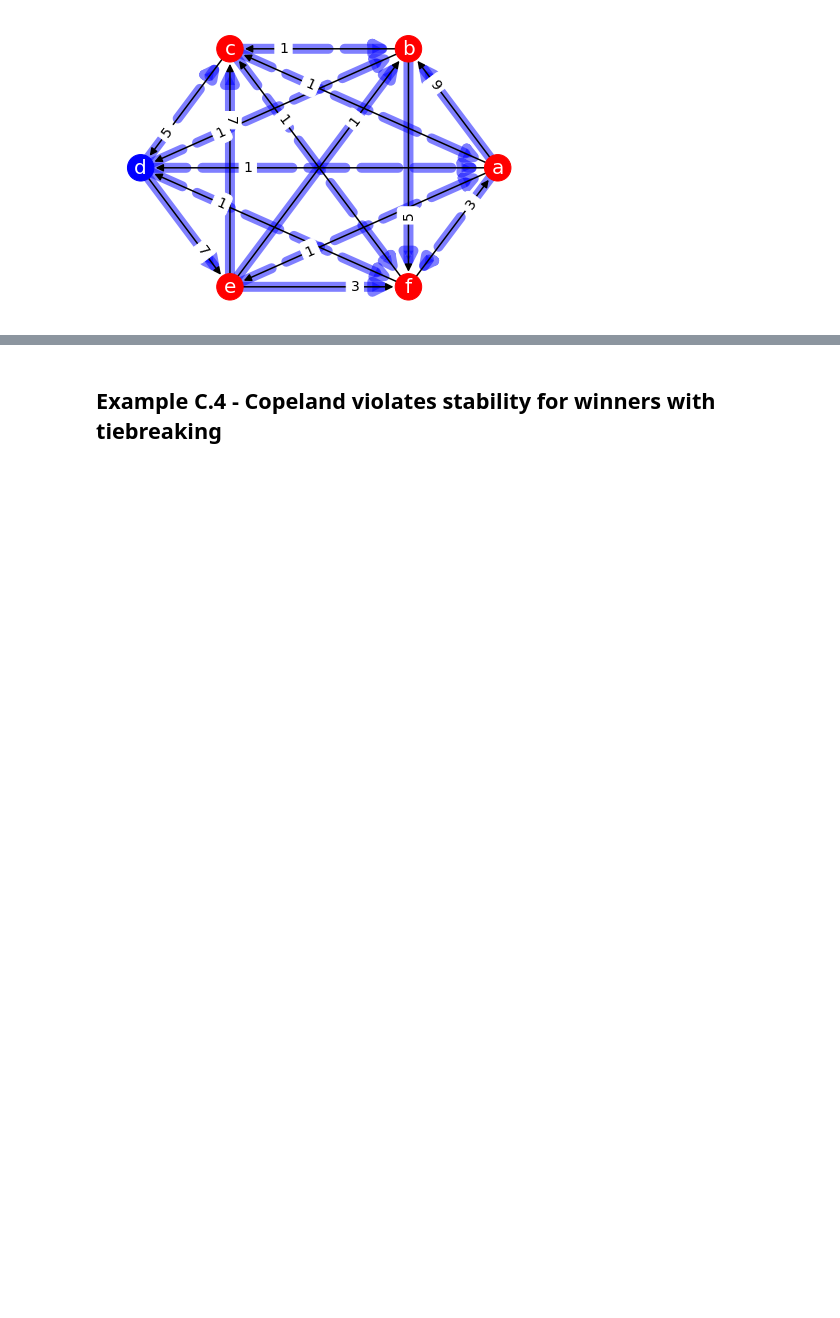
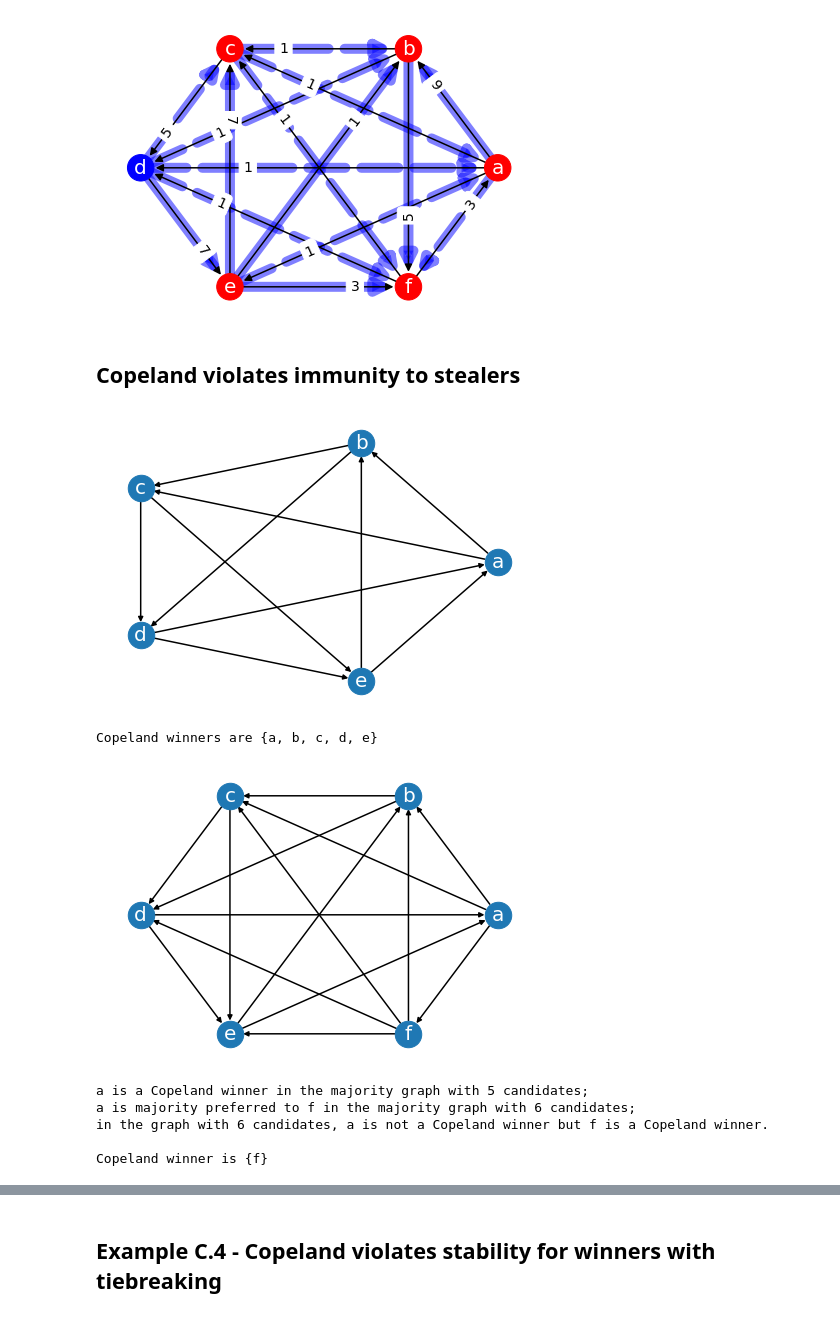
Before and after one commit to epacuit/splitcycle, a Jupyter notebook: 02-AppendixCExamples.ipynb, the cells around one changed output, grey strips where cells are left out. Saved outputs shown, nothing was run; the diff lists cells and outputs as text; code cells hidden in the pictures; blank space fills up the shorter version.

Commit message:
add Copeland example from Appendix C

```diff
--- a/02-AppendixCExamples.ipynb
+++ b/02-AppendixCExamples.ipynb
@@ -220,3 +220,64 @@ Beat Path winner is {a}
 +---+---+---+---+---+---+---+---+
 Beat Path winner is {d}
 [figure]
+# %% [markdown]
+## Copeland violates immunity to stealers
+# %%
+mg = MajorityGraph(
+    [a, b, c, d, e],
+    [
+        (a, b),
+        (a, c),
+        (b, c),
+        (b, d),
+        (c, d),
+        (c, e),
+        (d, e),
+        (d, a),
+        (e, a),
+        (e, b)
+    ],
+    cmap=cmap_abcde)
+
+mg.display()
+
+copeland.display(mg)
+
+mg_new = MajorityGraph(
+    [a, b, c, d, e, f],
+    [
+        (a, b),
+        (a, c),
+        (b, c),
+        (b, d),
+        (c, d),
+        (c, e),
+        (d, e),
+        (d, a),
+        (e, a),
+        (e, b),
+        (a, f),
+        (f, b),
+        (f, c),
+        (f, d),
+        (f, e)
+    ],
+    cmap=cmap_abcdef)
+
+mg_new.display()
+
+print("""
+a is a Copeland winner in the majority graph with 5 candidates;
+a is majority preferred to f in the majority graph with 6 candidates;
+in the graph with 6 candidates, a is not a Copeland winner but f is a Copeland winner.
+""")
+copeland.display(mg_new)
+# %% [output]
+[figure, added]
+Copeland winners are {a, b, c, d, e}
+[figure, added]
+a is a Copeland winner in the majority graph with 5 candidates;
+a is majority preferred to f in the majority graph with 6 candidates;
+in the graph with 6 candidates, a is not a Copeland winner but f is a Copeland winner.
+
+Copeland winner is {f}
```
Also changed, not shown: parts of 1 cell of this notebook.
